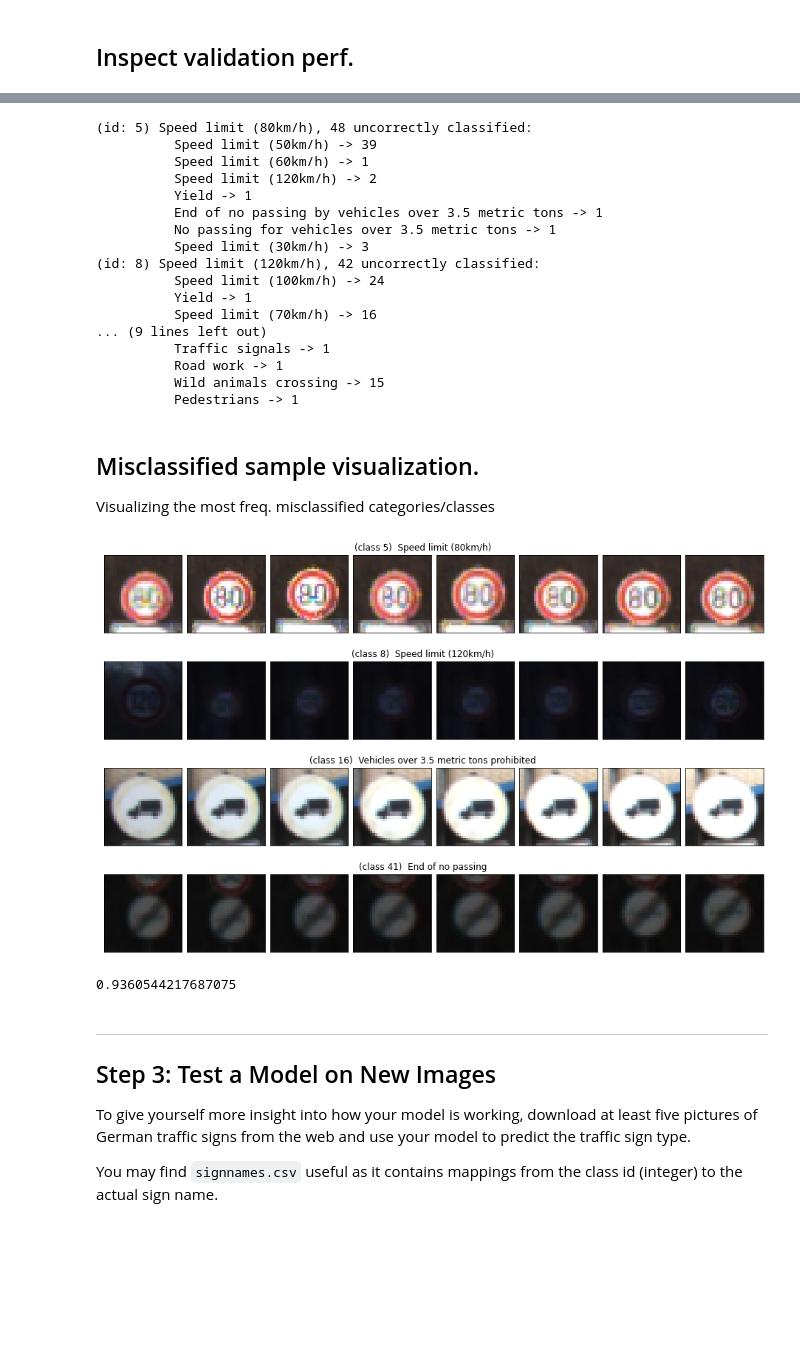
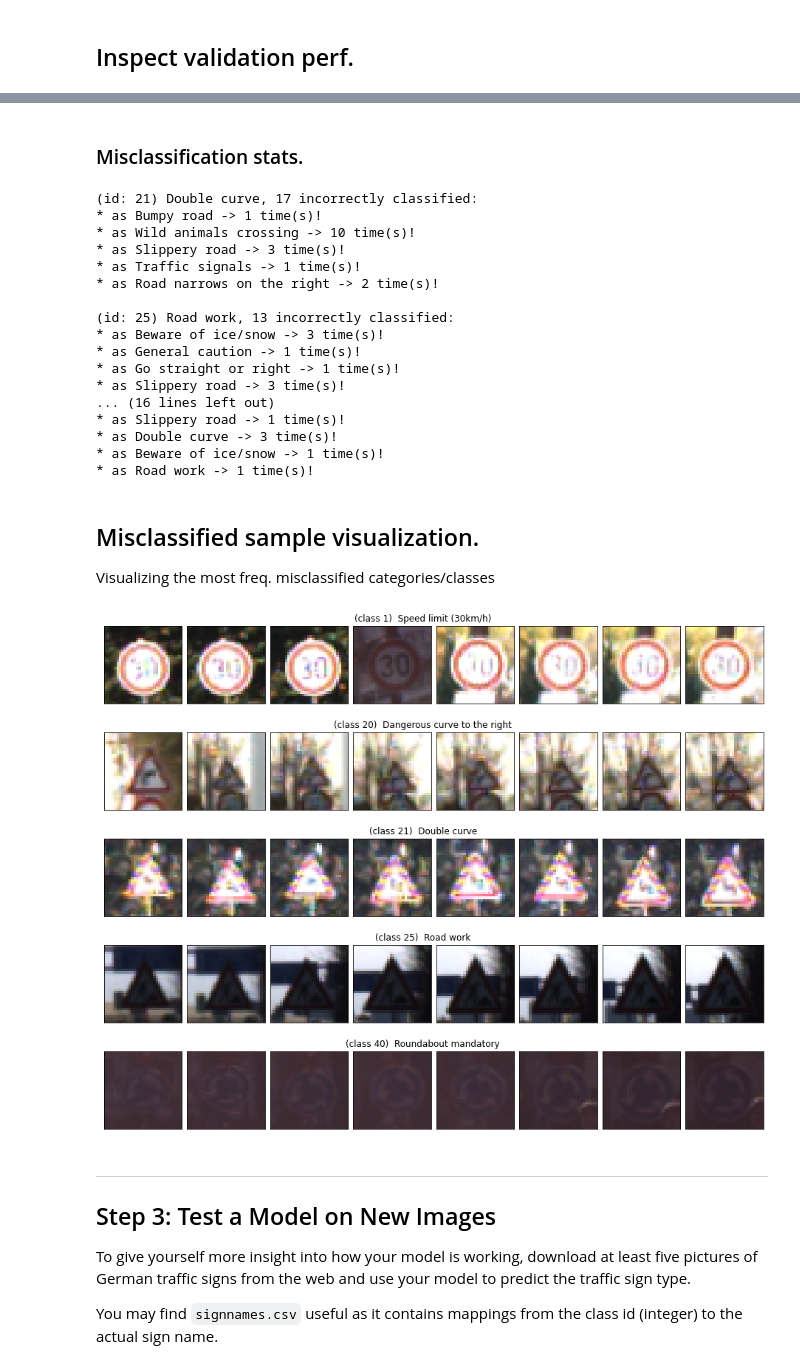
Before and after one commit to Wajih-O/traffic-sign-recog, a Jupyter notebook: Traffic_Sign_Classifier.ipynb, the cells around one changed output, grey strips where cells are left out. Cells and saved outputs as stored; diff of their text form; code cells hidden in the pictures; blank space fills up the shorter version.

```diff
--- a/Traffic_Sign_Classifier.ipynb
+++ b/Traffic_Sign_Classifier.ipynb
@@ -316,5 +392,6 @@ for name , network in  networks.items():
     print(f"building (models) for {name}")
     network.build_models(input_=tf.keras.Input(shape=(None, None, 3)))
     network.model.summary()
-    network.pred_model.summary()
+
+    # network.pred_model.summary()
 # %% [output]
@@ -366,3 +444,14 @@ history = defaultdict(lambda: [])  # to support interactive training: multi-roun
 # Tensor board setup
 logdir = os.path.join("logs", datetime.now().strftime("%Y%m%d-%H%M%S"))
 tensorboard_callback = tf.keras.callbacks.TensorBoard(logdir, histogram_freq=1)
+# %%
+# Set early stopping callback
+early_stopping_callback = tf.keras.callbacks.EarlyStopping(
+    monitor="val_accuracy",
+    min_delta=0,
+    patience=10,
+    verbose=1,
+    mode="auto",
+    baseline=None,
+    restore_best_weights=True,
+)
@@ -369,5 +464,5 @@ tensorboard_callback = tf.keras.callbacks.TensorBoard(logdir, histogram_freq=1)
 # %%
-EPOCHS = 20
+EPOCHS = 50
 BATCH_SIZE = 256 # to variate the batch_size
 
 # Train all the test networks (sequentially)
@@ -375,6 +470,6 @@ BATCH_SIZE = 256 # to variate the batch_size
 for name, network in networks.items():
     print(f"training -> {name}")
     history[name].append(network.model.fit(augmented_X,  y_train_categorical,
-        validation_data=(X_valid,  y_valid_categorical), shuffle=True, # probably better to shuffle externally
-        epochs=EPOCHS, batch_size=BATCH_SIZE, callbacks=[tensorboard_callback]))
+        validation_data=(X_valid,  y_valid_categorical), shuffle=True, # TODO: shuffle externally and set shuffle to False
+        epochs=EPOCHS, batch_size=BATCH_SIZE, callbacks=[tensorboard_callback, early_stopping_callback]))
 # %% [output]
@@ -402,6 +499,5 @@ dict_keys(['tsc_lenet_with_augmentation', 'tsc_lenet'])
 # %%
-# Training summary/plots generation
-# TODO: transpose to compare arch/models
+# Training summary/plots generation (collected in history dict)
 
 from functools import reduce
 
@@ -431,14 +527,14 @@ for nn, summary in summaries.items():
             ax.grid(visible=True)
             ax.set_title(f"{nn} {metric}")
         if metric == "accuracy":
-            ax.set_ylim((0, 1))
+            ax.set_ylim((0.7, 1))
             ax.hlines(
                 0.93,
                 0,
                 len(values),
                 color="red",
                 linestyle="dashed",
-                label="target acc.",
+                label="target acc.0.93",
             )
         else:
             ax.set_ylim((0, 2))
@@ -543,6 +688,8 @@ for index, prediction, gt in valid_misclassified:
     valid_misclassified_by_pred[prediction].append((index, gt))
     valid_misclassified_by_gt[gt].append((index, prediction))
     # print(f"{index} pred.: {index2label.get(prediction)}, gt: {index2label.get(gt)}")
+# %% [markdown]
+### Misclassification stats.
 # %%
 # Sorting the missclassification by category (first those with high error rate)
 top_mis_nbr = 5 # number of the top misclassified category to summarize
@@ -550,31 +697,31 @@ sorted_misclassified = sorted([ (category, misclassifications)
                                           for category, misclassifications in valid_misclassified_by_gt.items()],
                                           key=lambda x: len(x[1]), reverse=True)
 for category, misclassification in sorted_misclassified[:top_mis_nbr]:
-    print(f"(id: {category}) {index2label.get(category)}, {len(misclassification)} uncorrectly classified: ")
+    print(f"\n(id: {category}) {index2label.get(category)}, {len(misclassification)} incorrectly classified:")
     # Groupping the misclassification by predicted class
     grp = defaultdict(lambda:[])
     for item, predicted in misclassification:
         grp[predicted].append(item)
     for prediction, items in  grp.items():
-        print(f"          {class2label.get(prediction, prediction)} -> {len(items)}")
+        print(f"* as {class2label.get(prediction, prediction)} -> {len(items)} time(s)!")
 # %% [output]
-(id: 5) Speed limit (80km/h), 48 uncorrectly classified:
-          Speed limit (50km/h) -> 39
-          Speed limit (60km/h) -> 1
-          Speed limit (120km/h) -> 2
-          Yield -> 1
-          End of no passing by vehicles over 3.5 metric tons -> 1
-          No passing for vehicles over 3.5 metric tons -> 1
-          Speed limit (30km/h) -> 3
-(id: 8) Speed limit (120km/h), 42 uncorrectly classified:
-          Speed limit (100km/h) -> 24
-          Yield -> 1
-          Speed limit (70km/h) -> 16
-... (9 lines left out)
-          Traffic signals -> 1
-          Road work -> 1
-          Wild animals crossing -> 15
-          Pedestrians -> 1
+(id: 21) Double curve, 17 incorrectly classified:
+* as Bumpy road -> 1 time(s)!
+* as Wild animals crossing -> 10 time(s)!
+* as Slippery road -> 3 time(s)!
+* as Traffic signals -> 1 time(s)!
+* as Road narrows on the right -> 2 time(s)!
+
+(id: 25) Road work, 13 incorrectly classified:
+* as Beware of ice/snow -> 3 time(s)!
+* as General caution -> 1 time(s)!
+* as Go straight or right -> 1 time(s)!
+* as Slippery road -> 3 time(s)!
+... (16 lines left out)
+* as Slippery road -> 1 time(s)!
+* as Double curve -> 3 time(s)!
+* as Beware of ice/snow -> 1 time(s)!
+* as Road work -> 1 time(s)!
 # %% [markdown]
 ## Misclassified sample visualization.
 
@@ -588,7 +735,7 @@ most_misclassified_categs, _ = zip(*sorted_misclassified)
 # %%
 # TODO: fix subfigure bug
 grid_visu(X_valid[valid_misclassified[:, 0]], labels=y_valid[valid_misclassified[:, 0]],
-                 sample_size=8, categories= most_misclassified_categs[:4], label_to_name=class2label,
+                 sample_size=8, categories= most_misclassified_categs[:top_mis_nbr], label_to_name=class2label,
          output_dir_path="./output/misclassified")
 # %% [output]
-[figure, old version]
+[figure, new version]
@@ -598,7 +742,3 @@ hit = inspect_prediction(model, X_valid, y_valid)
-# %%
-np.sum(hit.astype(int))/len(hit)
-# %% [output]
-0.9360544217687075
 # %% [markdown]
 ---
 
```
Also changed, not shown: parts of 56 cells of this notebook.
